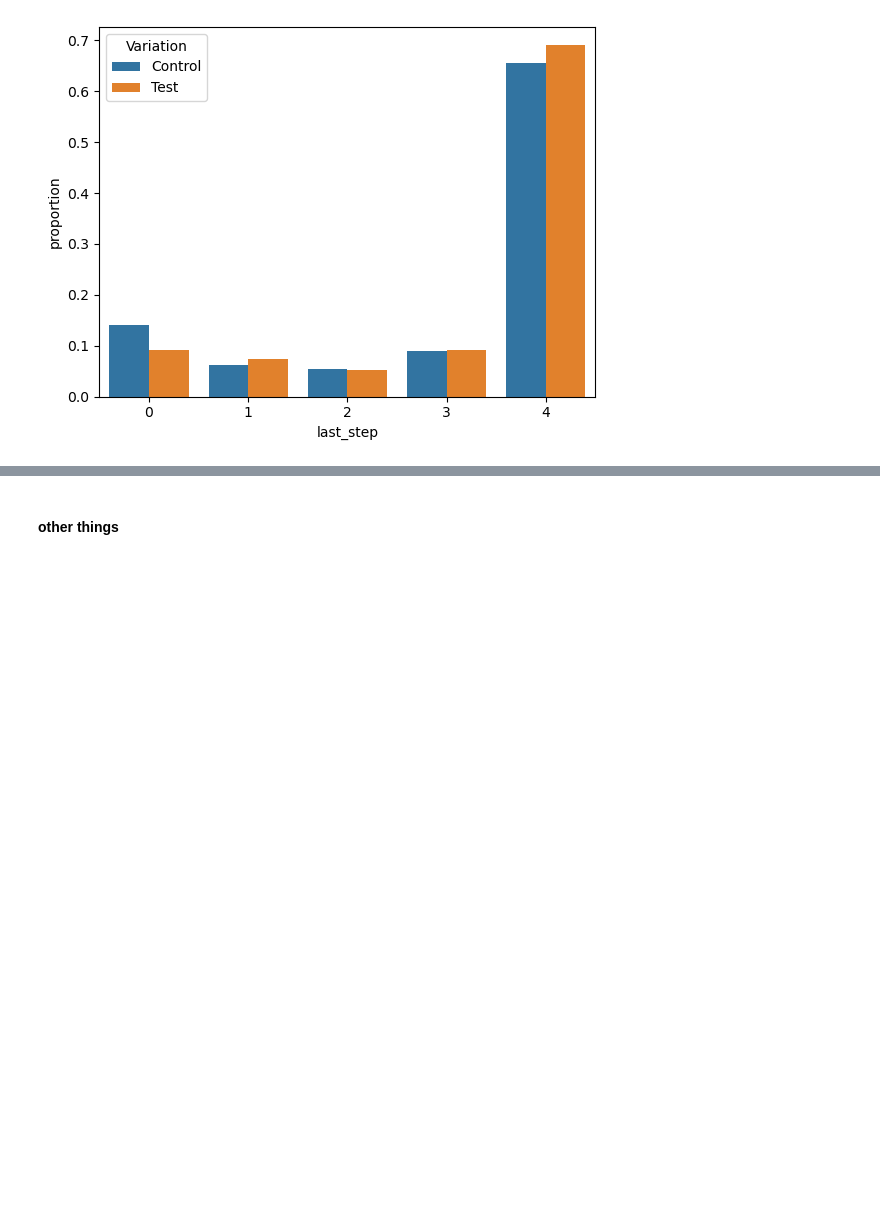
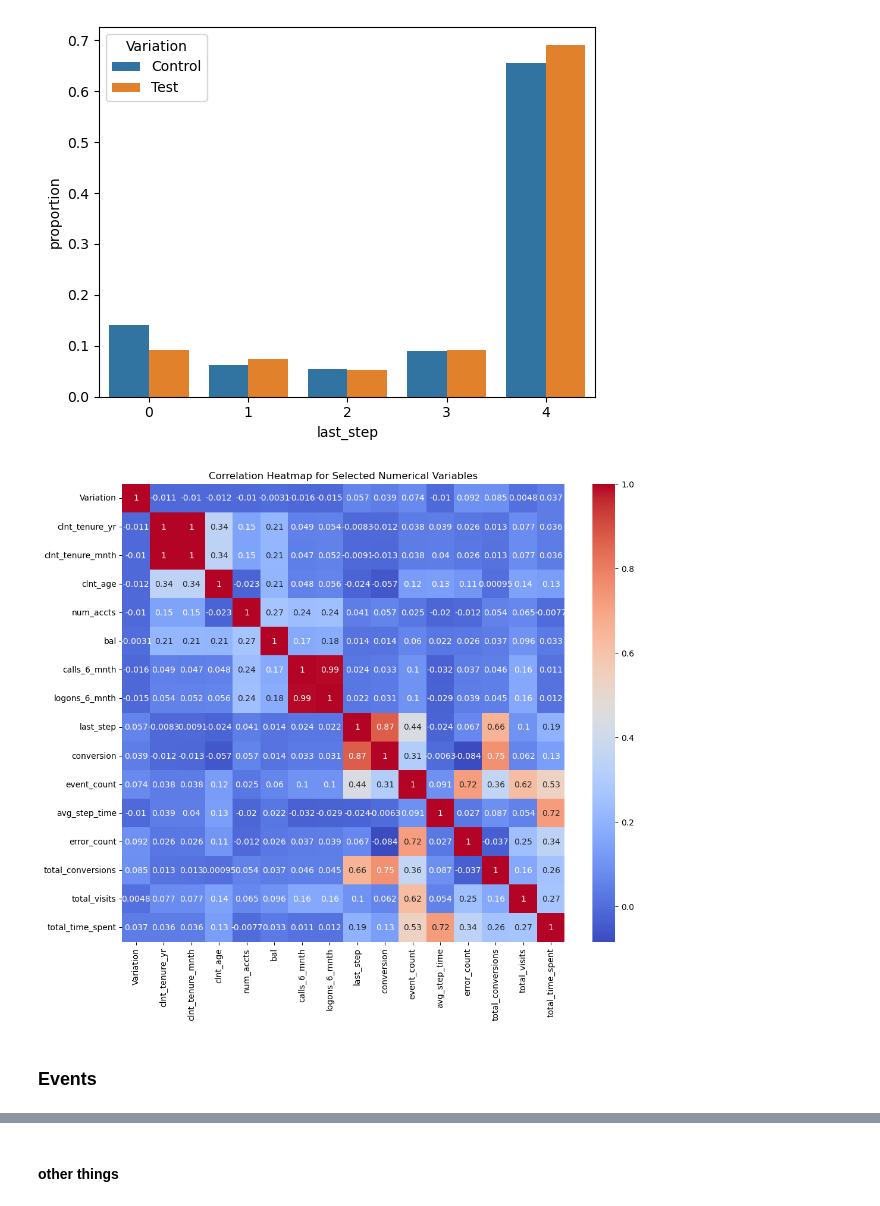
Before and after one commit to almudenamcastro/ironhack-w5-EDA, a Jupyter notebook: notebooks/main.ipynb, the cells around one changed output, grey strips where cells are left out. Drawn from its saved outputs; the diff is of its cells as text; code cells hidden in the pictures; blank space fills up the shorter version.

```diff
--- a/notebooks/main.ipynb
+++ b/notebooks/main.ipynb
@@ -665,3 +654,25 @@ sns.barplot(data=df1, x='last_step', y='proportion', hue='Variation')
 # %% [output]
 <Axes: xlabel='last_step', ylabel='proportion'>
 [figure]
+# %%
+# Change binary values to 0 and 1
+test_metrics_n = test_metrics.replace({'Test': 1, 'Control':0})
+test_metrics_n = test_metrics_n.replace({True: 1, False:0})
+
+# Give the columns with number values
+test_metrics_numerical = test_metrics_n.select_dtypes("number").loc[:, test_metrics_n.select_dtypes("number").nunique() < 1000000]
+test_metrics_numerical.drop(columns = 'client_id', inplace=True)
+# %%
+correlation_matrix = test_metrics_numerical.corr()
+
+# Setting up the matplotlib figure with an appropriate size
+plt.figure(figsize=(12, 10))
+
+sns.heatmap(correlation_matrix, annot=True, cmap="coolwarm")
+
+plt.title("Correlation Heatmap for Selected Numerical Variables")
+plt.show()
+# %% [output]
+[figure, added]
+# %% [markdown]
+### Events
```
Also changed, not shown: parts of 10 cells of this notebook.
